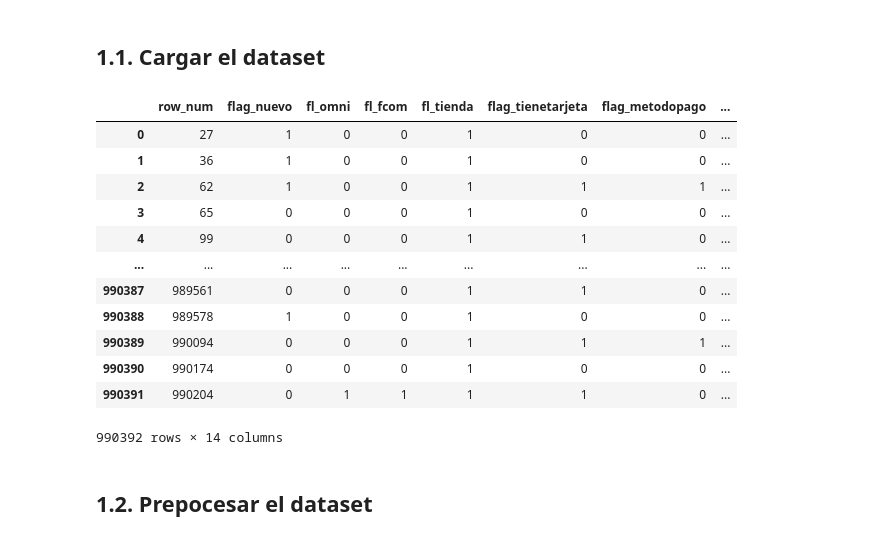
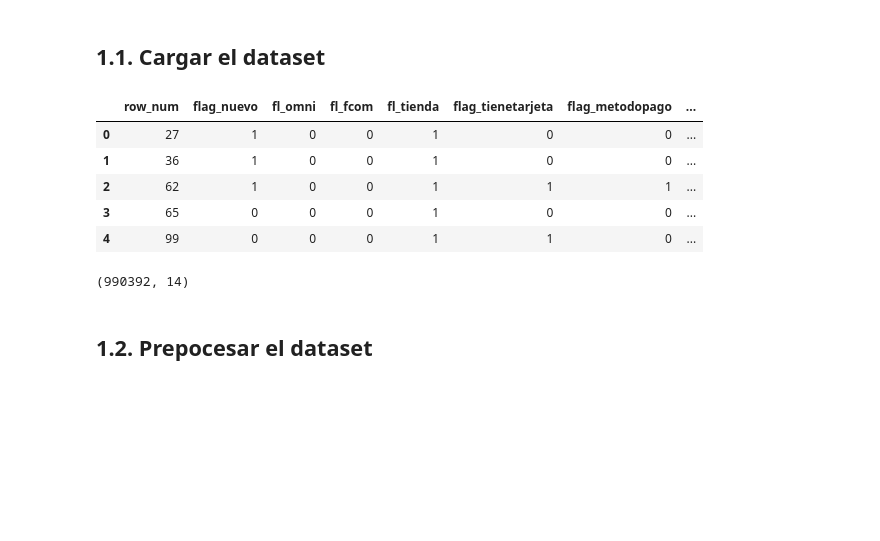
Before and after one commit to maribcs/mgp-bayesian-network-retail, a Jupyter notebook: bayesian_network_retail.ipynb, the cells around one changed output. Cells and saved outputs as stored; diff of their text form; code cells hidden in the pictures; blank space fills up the shorter version.

```diff
--- a/bayesian_network_retail.ipynb
+++ b/bayesian_network_retail.ipynb
@@ -7,21 +7,19 @@ import pandas as pd
 # %%
 uri = 'https://raw.githubusercontent.com/maribcs/mgp-bayesian-network-retail/main/data/db_mgp_t1.csv'
 df = pd.read_csv(uri, sep=",")
-df
+df.head()
 # %% [output]
 |  | row_num | flag_nuevo | fl_omni | fl_fcom | fl_tienda | flag_tienetarjeta | flag_metodopago | ... |
 | 0 | 27 | 1 | 0 | 0 | 1 | 0 | 0 | ... |
 | 1 | 36 | 1 | 0 | 0 | 1 | 0 | 0 | ... |
 | 2 | 62 | 1 | 0 | 0 | 1 | 1 | 1 | ... |
 | 3 | 65 | 0 | 0 | 0 | 1 | 0 | 0 | ... |
 | 4 | 99 | 0 | 0 | 0 | 1 | 1 | 0 | ... |
-| ... | ... | ... | ... | ... | ... | ... | ... | ... |
-| 990387 | 989561 | 0 | 0 | 0 | 1 | 1 | 0 | ... |
-| 990388 | 989578 | 1 | 0 | 0 | 1 | 0 | 0 | ... |
-| 990389 | 990094 | 0 | 0 | 0 | 1 | 1 | 1 | ... |
-| 990390 | 990174 | 0 | 0 | 0 | 1 | 0 | 0 | ... |
-| 990391 | 990204 | 0 | 1 | 1 | 1 | 1 | 0 | ... |
-990392 rows × 14 columns
+# %%
+# Tamaño del dataset
+df.shape
+# %% [output]
+(990392, 14)
 # %% [markdown]
 ## 1.2. Prepocesar el dataset
 # %%
```
Also changed, not shown: parts of 61 cells of this notebook.
